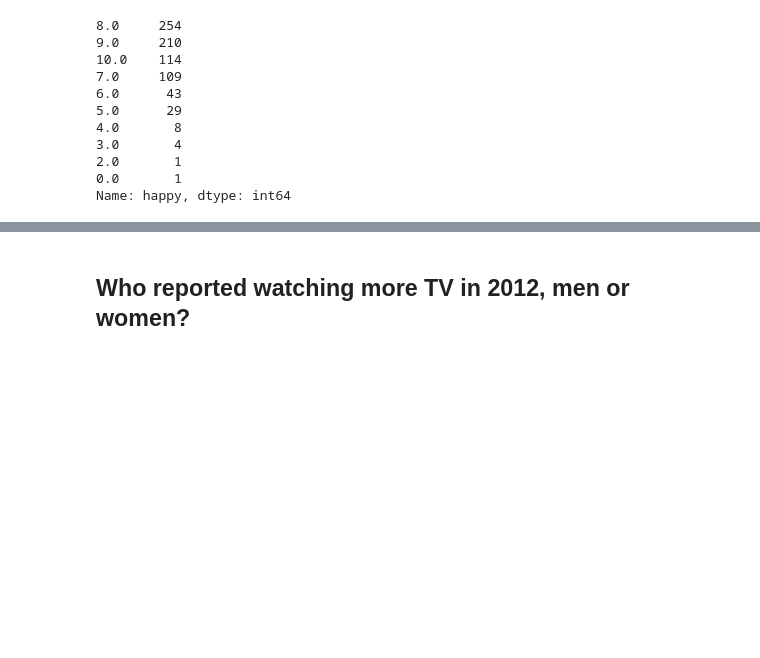
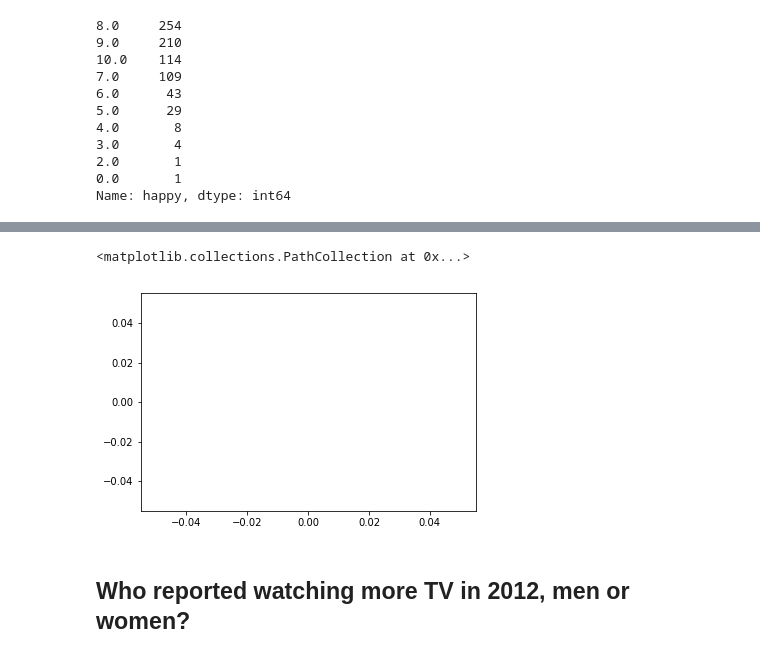
Before and after one commit to mbeckmanssf/Thinkful, a Jupyter notebook: Unit-5/5.4-What_Test.ipynb, the cells around one changed output, grey strips where cells are left out. Cells and saved outputs as stored; diff of their text form; code cells hidden in the pictures; blank space fills up the shorter version.

```diff
--- a/Unit-5/5.4-What_Test.ipynb
+++ b/Unit-5/5.4-What_Test.ipynb
@@ -296,3 +333,9 @@ Switzerland2014['happy'].value_counts()
 2.0       1
 0.0       1
 Name: happy, dtype: int64
+# %%
+# creat new dataframe of change by respondent
+SwitzerlandChange = pd.DataFrame()
+SwitzerlandChange['idno'] = Switzerland2012['idno']
+SwitzerlandChange['happy2012'] = Switzerland2012['happy']
+SwitzerlandChange['happy2014'] = Switzerland2014['happy']
@@ -298,0 +368,2 @@ Name: happy, dtype: int64
+# %%
+SwitzerlandChange['change'] = SwitzerlandChange['happy2014'] - SwitzerlandChange['happy2012']
@@ -299,3 +382,8 @@ Name: happy, dtype: int64
+# %%
+plt.scatter(SwitzerlandChange['happy2012'], SwitzerlandChange['change'])
+# %% [output]
+<matplotlib.collections.PathCollection at 0x...>
+[figure, added]
 # %% [markdown]
 ## Who reported watching more TV in 2012, men or women?
 # %%
```
Also changed, not shown: parts of 27 cells of this notebook.
